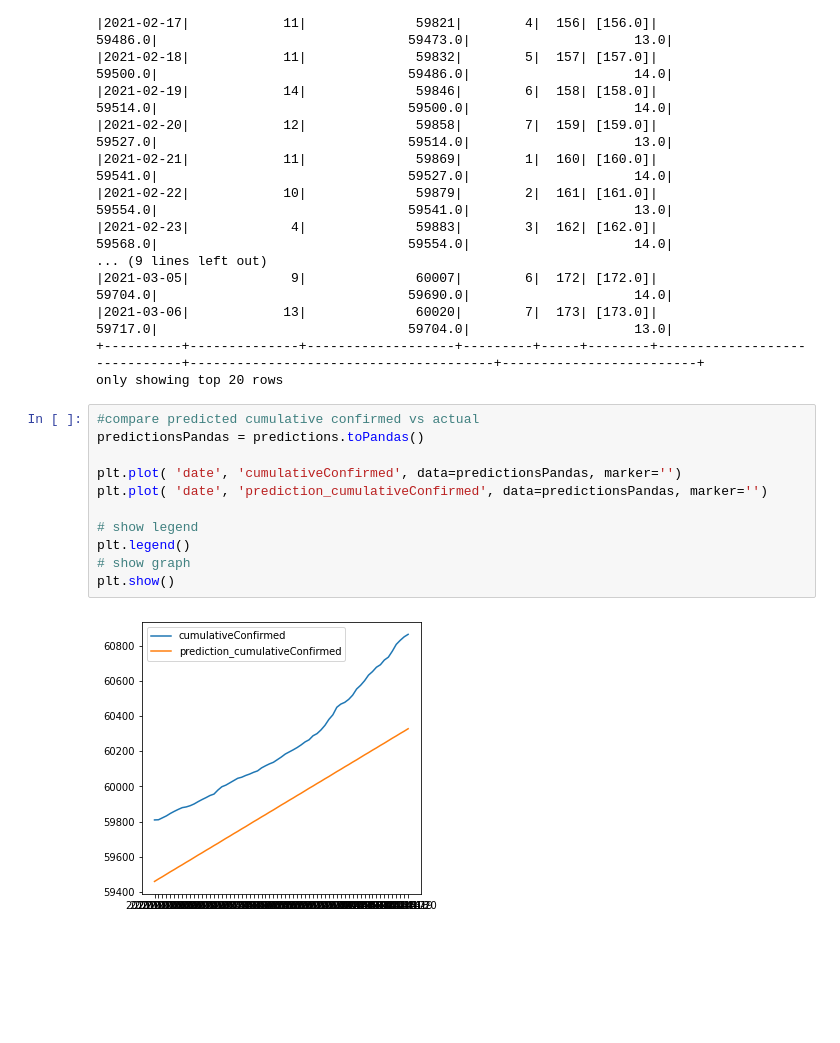
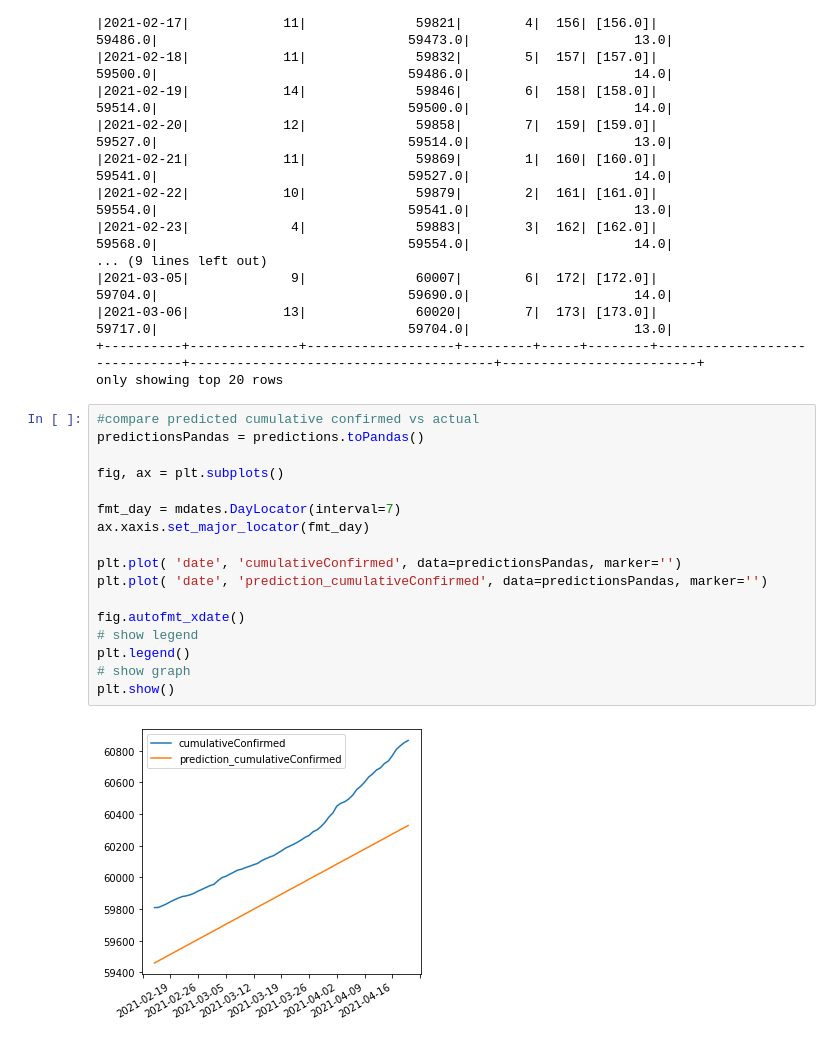
Before and after one commit to erekjiang/BigData_SafeEntry_Analytics, a Jupyter notebook: App/model_building/analyse_case_trend.ipynb, the cells around one changed output. Saved outputs shown, nothing was run; the diff lists cells and outputs as text; blank space fills up the shorter version.

```diff
--- a/App/model_building/analyse_case_trend.ipynb
+++ b/App/model_building/analyse_case_trend.ipynb
@@ -284,17 +292,23 @@ predictions.show()
 |2021-03-06|            13|              60020|        7|  173| [173.0]|                       59717.0|                                59704.0|                     13.0|
 +----------+--------------+-------------------+---------+-----+--------+------------------------------+---------------------------------------+-------------------------+
 only showing top 20 rows
-# %%
-#compare predicted cumulative confirmed vs actual
-predictionsPandas = predictions.toPandas()
-
-plt.plot( 'date', 'cumulativeConfirmed', data=predictionsPandas, marker='')
-plt.plot( 'date', 'prediction_cumulativeConfirmed', data=predictionsPandas, marker='')
-
-# show legend
-plt.legend()
-# show graph
-plt.show()
-# %% [output]
-[figure, removed]
+# %%
+#compare predicted cumulative confirmed vs actual
+predictionsPandas = predictions.toPandas()
+
+fig, ax = plt.subplots()
+
+fmt_day = mdates.DayLocator(interval=7)
+ax.xaxis.set_major_locator(fmt_day)
+
+plt.plot( 'date', 'cumulativeConfirmed', data=predictionsPandas, marker='')
+plt.plot( 'date', 'prediction_cumulativeConfirmed', data=predictionsPandas, marker='')
+
+fig.autofmt_xdate()
+# show legend
+plt.legend()
+# show graph
+plt.show()
+# %% [output]
+[figure, added]
 # %%
```
Also changed, not shown: parts of 11 cells of this notebook.
